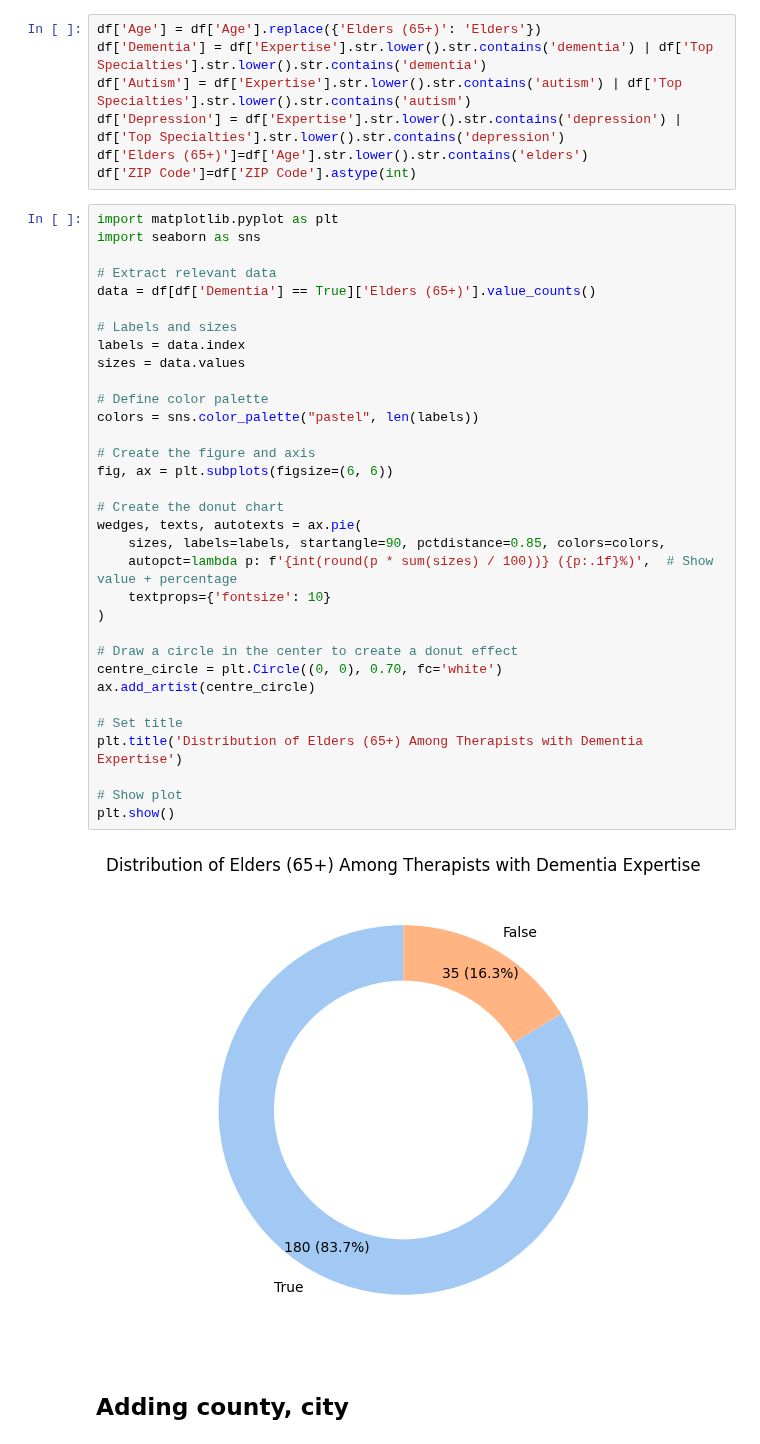
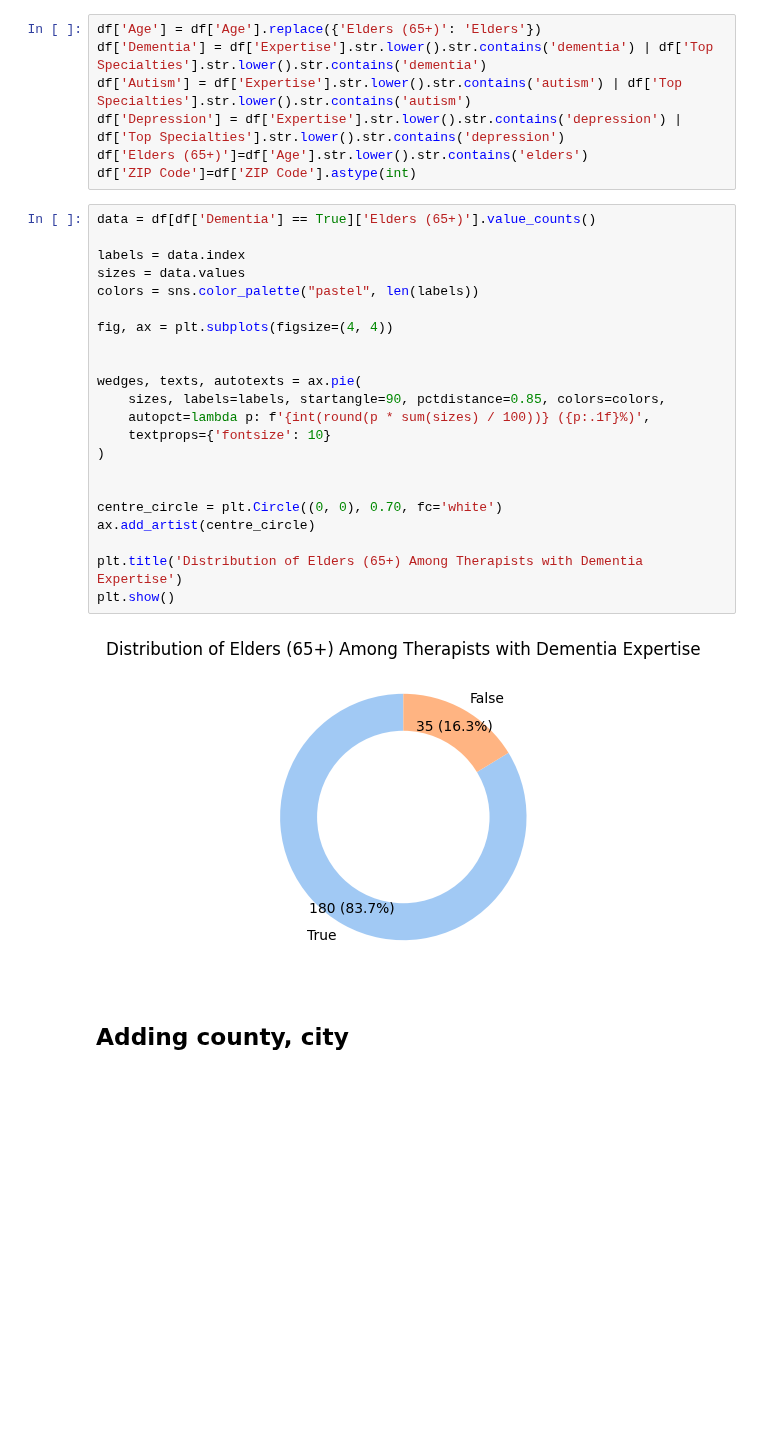
Before and after one commit to pallavmarch/Psychologytoday-therapist-analysis, a Jupyter notebook: psychologytoday_webscraping_dataset_analysis.ipynb, the cells around one changed output. Saved outputs shown, nothing was run; the diff lists cells and outputs as text; blank space fills up the shorter version.

```diff
--- a/psychologytoday_webscraping_dataset_analysis.ipynb
+++ b/psychologytoday_webscraping_dataset_analysis.ipynb
@@ -33,40 +47,29 @@ df['Depression'] = df['Expertise'].str.lower().str.contains('depression') | df['
 df['Elders (65+)']=df['Age'].str.lower().str.contains('elders')
 df['ZIP Code']=df['ZIP Code'].astype(int)
 # %%
-import matplotlib.pyplot as plt
-import seaborn as sns
-
-# Extract relevant data
 data = df[df['Dementia'] == True]['Elders (65+)'].value_counts()
 
-# Labels and sizes
 labels = data.index
 sizes = data.values
-
-# Define color palette
 colors = sns.color_palette("pastel", len(labels))
 
-# Create the figure and axis
-fig, ax = plt.subplots(figsize=(6, 6))
+fig, ax = plt.subplots(figsize=(4, 4))
 
-# Create the donut chart
+
 wedges, texts, autotexts = ax.pie(
     sizes, labels=labels, startangle=90, pctdistance=0.85, colors=colors,
-    autopct=lambda p: f'{int(round(p * sum(sizes) / 100))} ({p:.1f}%)',  # Show value + percentage
+    autopct=lambda p: f'{int(round(p * sum(sizes) / 100))} ({p:.1f}%)',
     textprops={'fontsize': 10}
 )
 
-# Draw a circle in the center to create a donut effect
+
 centre_circle = plt.Circle((0, 0), 0.70, fc='white')
 ax.add_artist(centre_circle)
 
-# Set title
 plt.title('Distribution of Elders (65+) Among Therapists with Dementia Expertise')
-
-# Show plot
 plt.show()
 # %% [output]
-[figure, old version]
+[figure, new version]
 # %% [markdown]
 ## Adding county, city
 # %%
```
Also changed, not shown: parts of 18 cells of this notebook.
